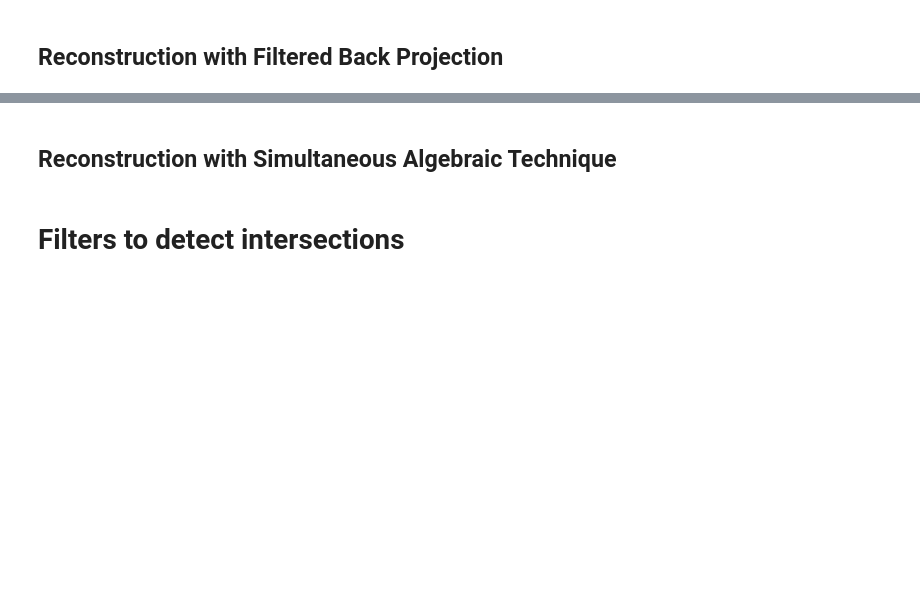
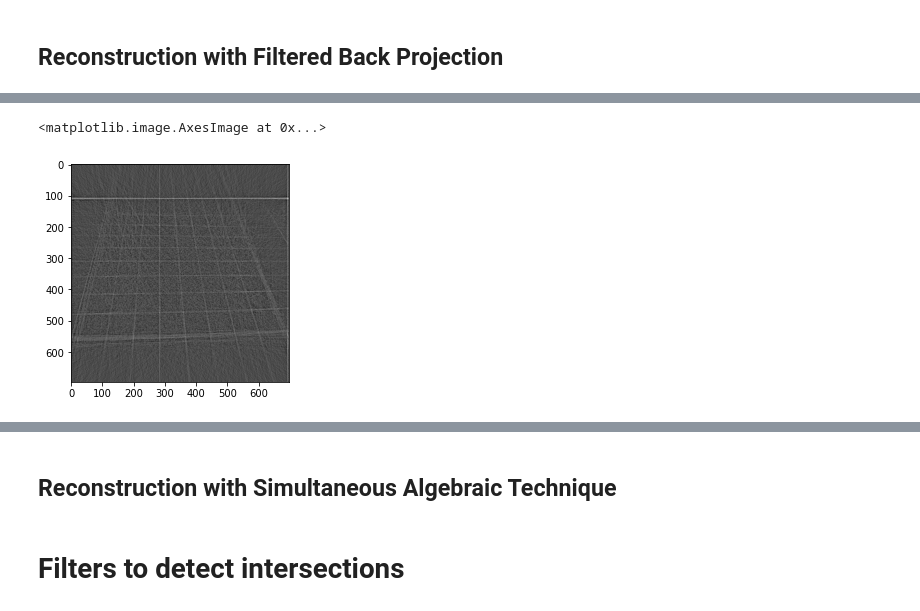
Before and after one commit to SamRapier/DigitisingChess, a Jupyter notebook: ChessBoardGridSegmentation.ipynb, the cells around one changed output, grey strips where cells are left out. Saved outputs shown, nothing was run; the diff lists cells and outputs as text; code cells hidden in the pictures; blank space fills up the shorter version.

```diff
--- a/ChessBoardGridSegmentation.ipynb
+++ b/ChessBoardGridSegmentation.ipynb
@@ -777,0 +783,6 @@ reconstruction_fbp = iradon(sinogram, theta=theta2, filter_name='cosine', circle
+# %%
+reconstruction_fbp_second_deriv = iradon(second_derivative_abs, theta=theta2, filter_name='cosine', circle=False)
+plt.imshow(reconstruction_fbp_second_deriv, cmap=plt.cm.Greys_r)
+# %% [output]
+<matplotlib.image.AxesImage at 0x...>
+[figure, added]
```
Also changed, not shown: parts of 50 cells of this notebook.
